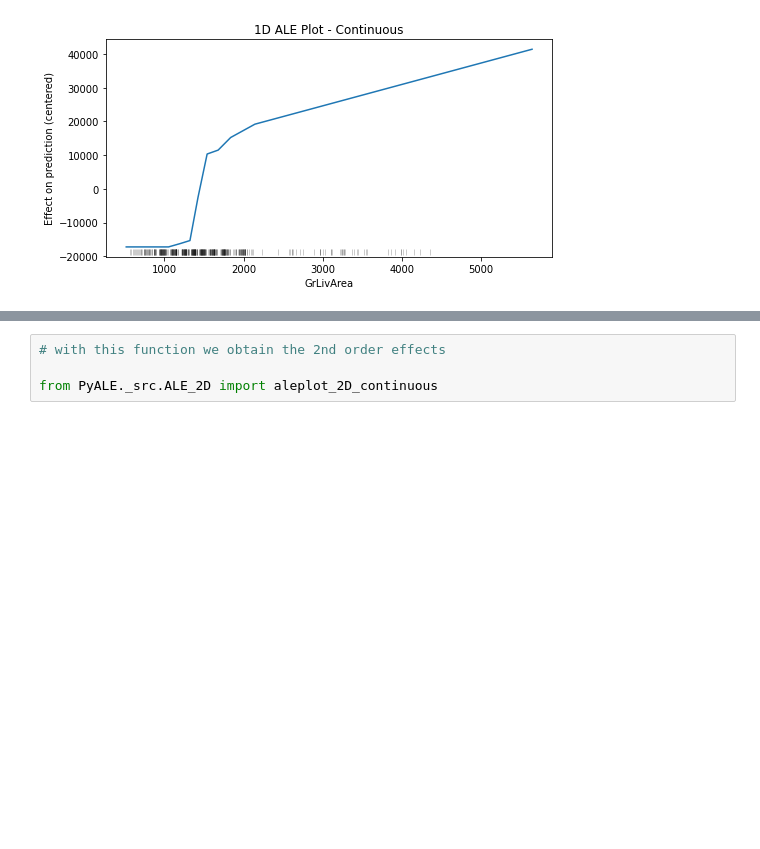
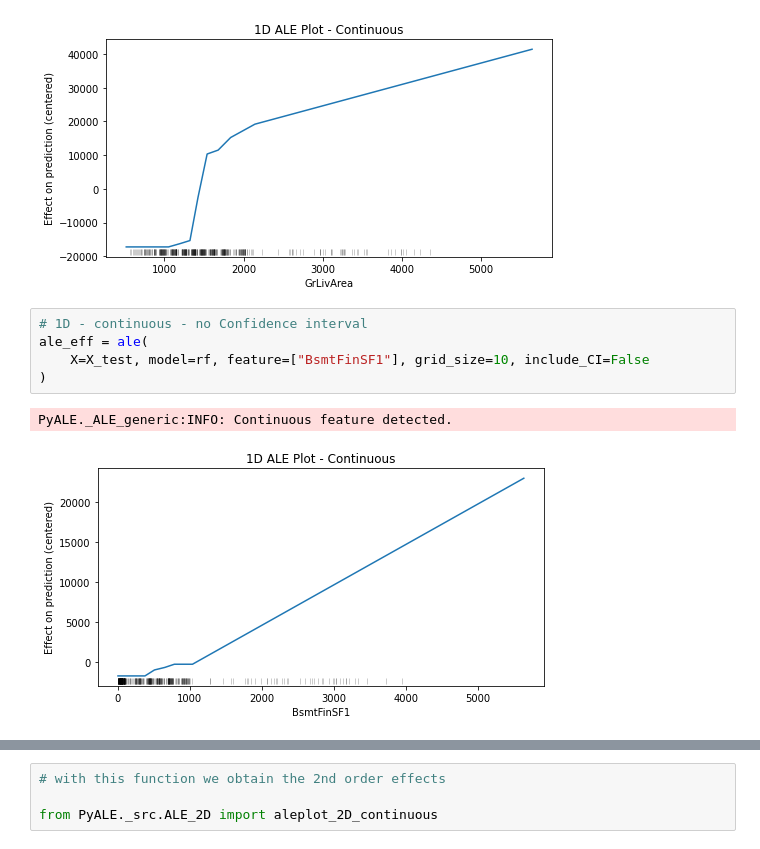
Before and after one commit to solegalli/machine-learning-interpretability, a Jupyter notebook: 11-ale-plots/8-ale-plots-interaction-pyALE.ipynb, the cells around one changed output, grey strips where cells are left out. Saved outputs shown, nothing was run; the diff lists cells and outputs as text; blank space fills up the shorter version.

```diff
--- a/11-ale-plots/8-ale-plots-interaction-pyALE.ipynb
+++ b/11-ale-plots/8-ale-plots-interaction-pyALE.ipynb
@@ -104,3 +104,11 @@ ale_eff = ale(
 # %% [output]
 PyALE._ALE_generic:INFO: Continuous feature detected.
 [figure]
+# %%
+# 1D - continuous - no Confidence interval
+ale_eff = ale(
+    X=X_test, model=rf, feature=["BsmtFinSF1"], grid_size=10, include_CI=False
+)
+# %% [output]
+PyALE._ALE_generic:INFO: Continuous feature detected.
+[figure, added]
```
Also changed, not shown: parts of 10 cells of this notebook, 6 other files.
